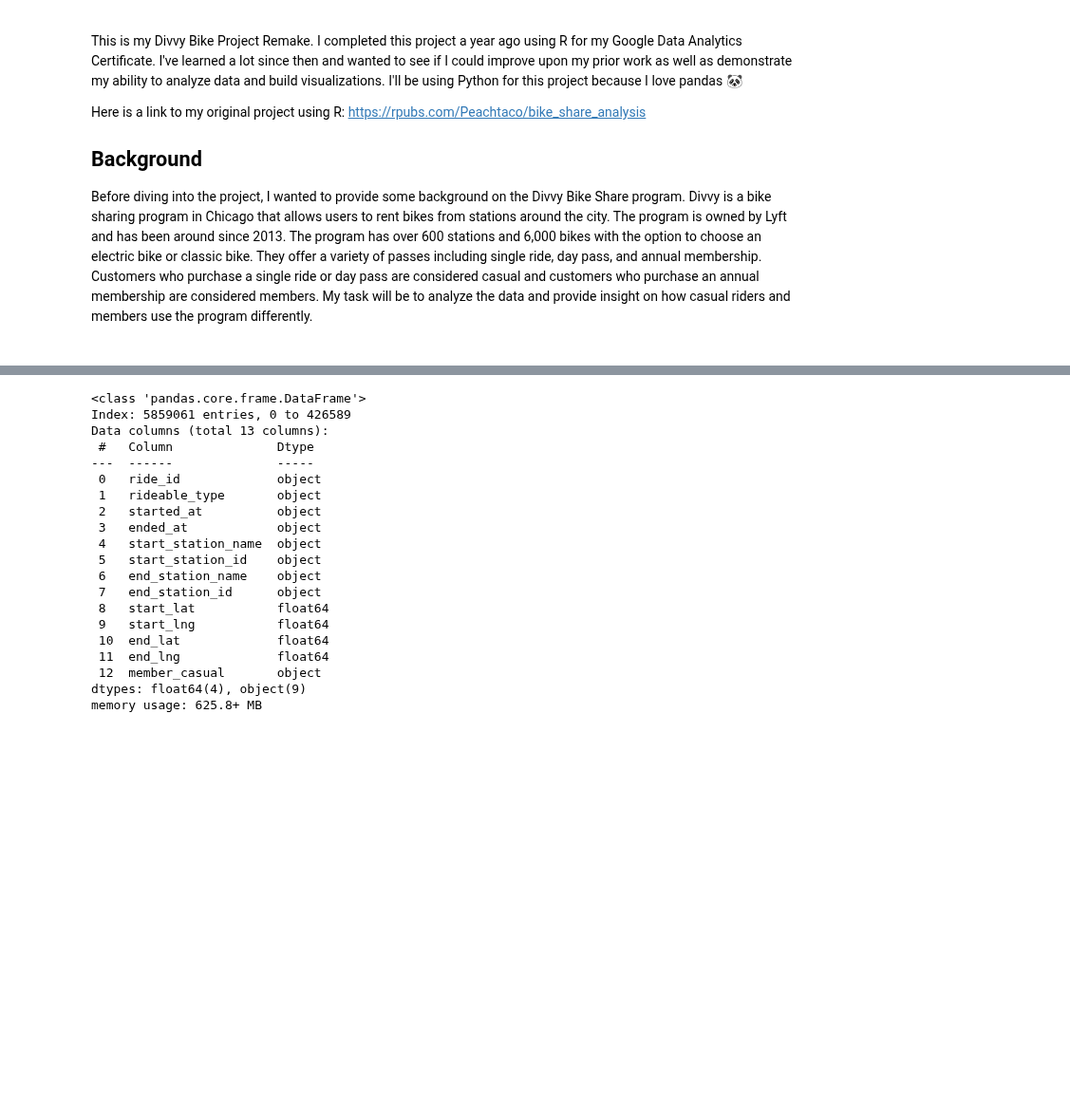
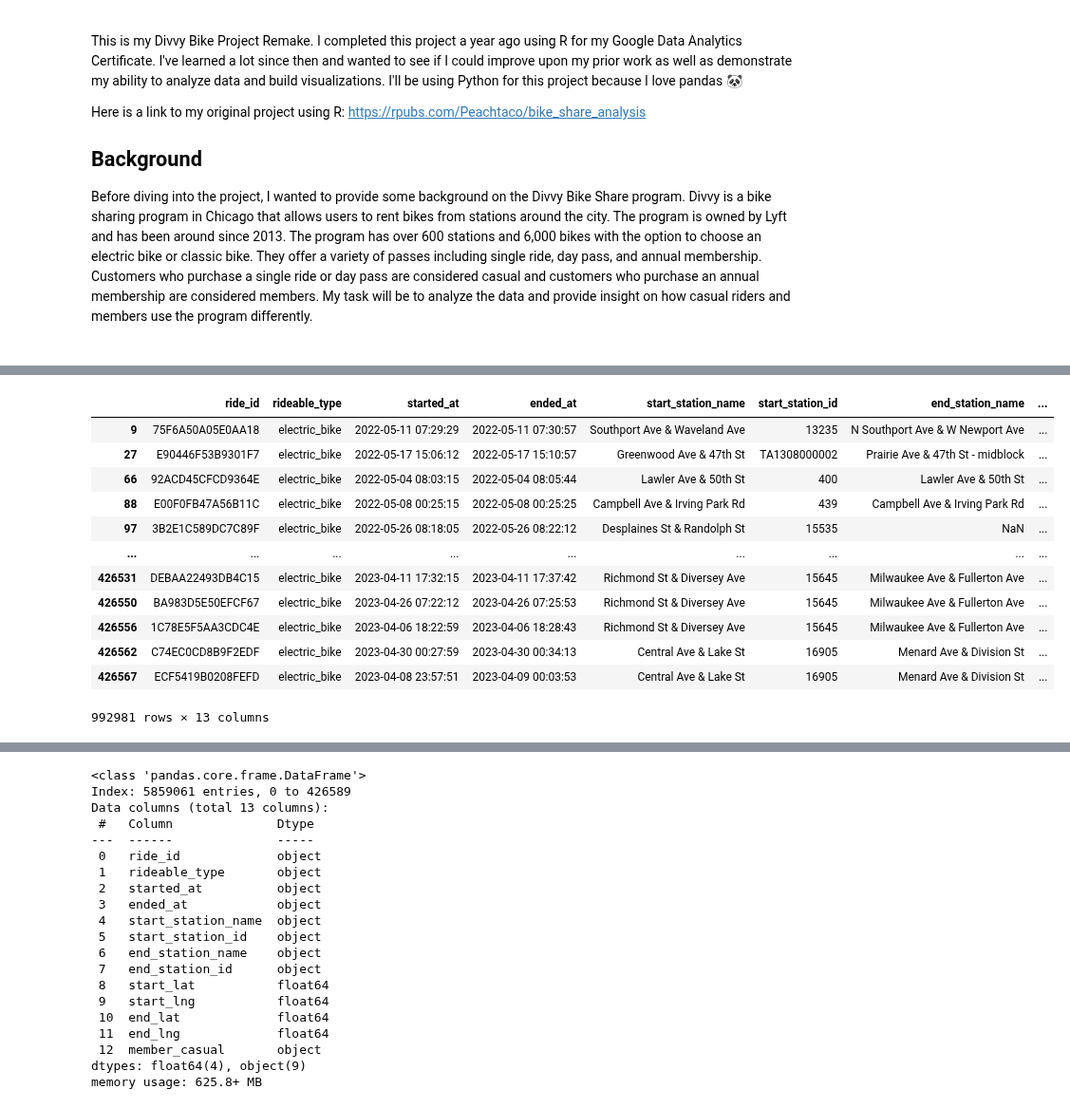
Before and after one commit to andyguo0228/bike_share_python, a Jupyter notebook: scratchbook.ipynb, the cells around one changed output, grey strips where cells are left out. Shown at 95% size. Drawn from its saved outputs; the diff is of its cells as text; code cells hidden in the pictures; blank space fills up the shorter version.

```diff
--- a/scratchbook.ipynb
+++ b/scratchbook.ipynb
@@ -23,0 +74,16 @@ import glob as glob
+# %%
+df[df['end_lat'].astype(str).str.len() < 7]
+# %% [output]
+|  | ride_id | rideable_type | started_at | ended_at | start_station_name | start_station_id | end_station_name | ... |
+| 9 | 75F6A50A05E0AA18 | electric_bike | 2022-05-11 07:29:29 | 2022-05-11 07:30:57 | Southport Ave & Waveland Ave | 13235 | N Southport Ave & W Newport Ave | ... |
+| 27 | E90446F53B9301F7 | electric_bike | 2022-05-17 15:06:12 | 2022-05-17 15:10:57 | Greenwood Ave & 47th St | TA1308000002 | Prairie Ave & 47th St - midblock | ... |
+| 66 | 92ACD45CFCD9364E | electric_bike | 2022-05-04 08:03:15 | 2022-05-04 08:05:44 | Lawler Ave & 50th St | 400 | Lawler Ave & 50th St | ... |
+| 88 | E00F0FB47A56B11C | electric_bike | 2022-05-08 00:25:15 | 2022-05-08 00:25:25 | Campbell Ave & Irving Park Rd | 439 | Campbell Ave & Irving Park Rd | ... |
+| 97 | 3B2E1C589DC7C89F | electric_bike | 2022-05-26 08:18:05 | 2022-05-26 08:22:12 | Desplaines St & Randolph St | 15535 | NaN | ... |
+| ... | ... | ... | ... | ... | ... | ... | ... | ... |
+| 426531 | DEBAA22493DB4C15 | electric_bike | 2023-04-11 17:32:15 | 2023-04-11 17:37:42 | Richmond St & Diversey Ave | 15645 | Milwaukee Ave & Fullerton Ave | ... |
+| 426550 | BA983D5E50EFCF67 | electric_bike | 2023-04-26 07:22:12 | 2023-04-26 07:25:53 | Richmond St & Diversey Ave | 15645 | Milwaukee Ave & Fullerton Ave | ... |
+| 426556 | 1C78E5F5AA3CDC4E | electric_bike | 2023-04-06 18:22:59 | 2023-04-06 18:28:43 | Richmond St & Diversey Ave | 15645 | Milwaukee Ave & Fullerton Ave | ... |
+| 426562 | C74EC0CD8B9F2EDF | electric_bike | 2023-04-30 00:27:59 | 2023-04-30 00:34:13 | Central Ave & Lake St | 16905 | Menard Ave & Division St | ... |
+| 426567 | ECF5419B0208FEFD | electric_bike | 2023-04-08 23:57:51 | 2023-04-09 00:03:53 | Central Ave & Lake St | 16905 | Menard Ave & Division St | ... |
+992981 rows × 13 columns
```
Also changed, not shown: parts of 7 cells of this notebook.
